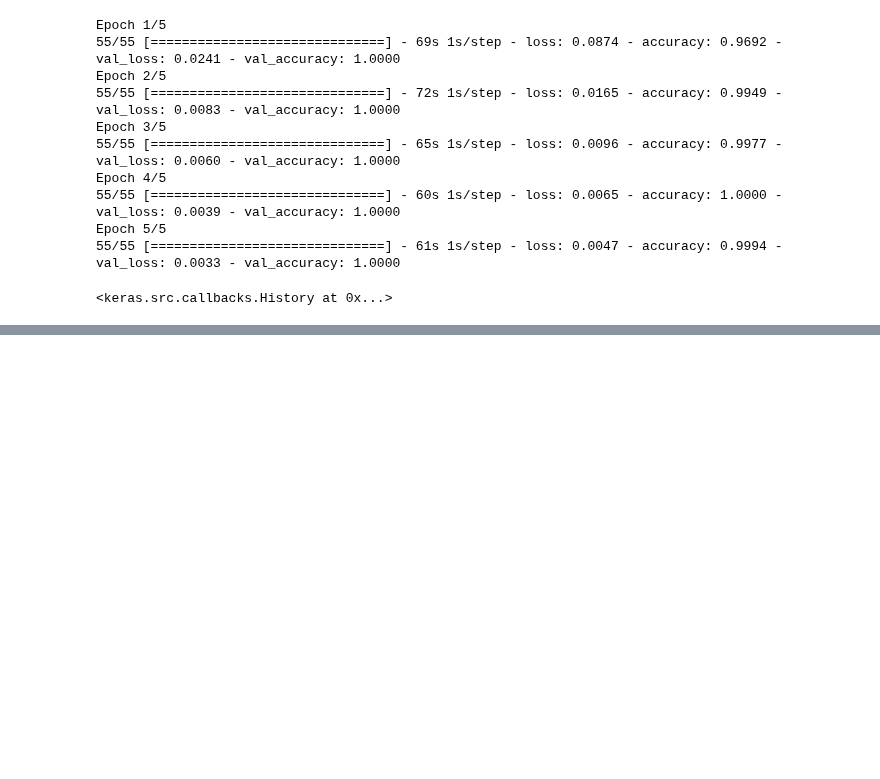
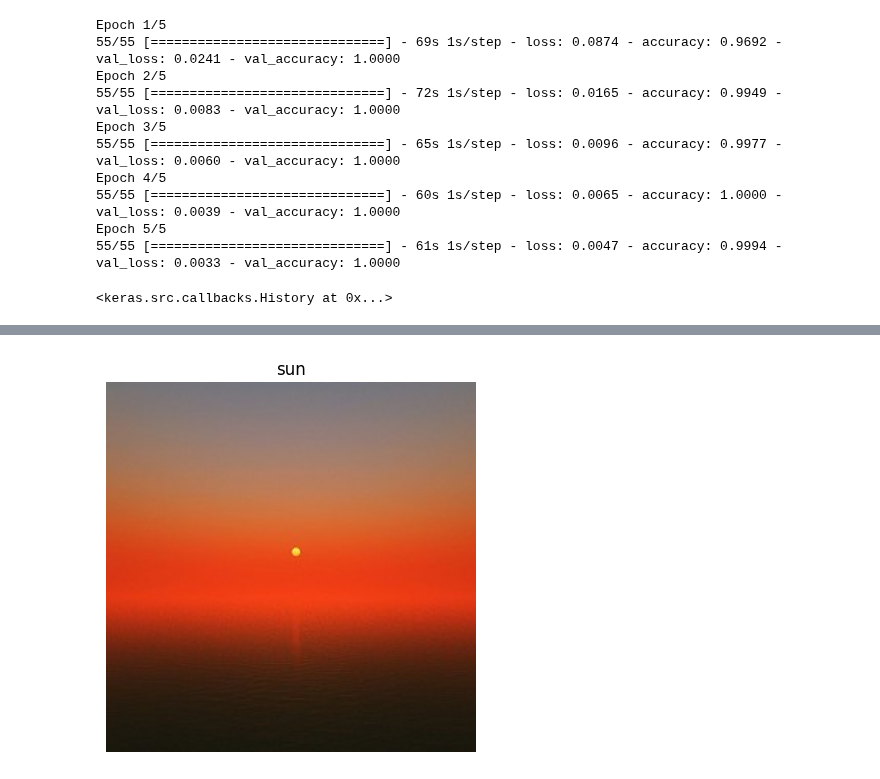
Before and after one commit to divyalaldinani/Deep-Learning-in-TensorFlow, a Jupyter notebook: 04_Exercise.ipynb, the cells around one changed output, grey strips where cells are left out. Drawn from its saved outputs; the diff is of its cells as text; code cells hidden in the pictures; blank space fills up the shorter version.

```diff
--- a/04_Exercise.ipynb
+++ b/04_Exercise.ipynb
@@ -252,3 +254,11 @@ Epoch 4/5
 Epoch 5/5
 55/55 [==============================] - 61s 1s/step - loss: 0.0047 - accuracy: 0.9994 - val_loss: 0.0033 - val_accuracy: 1.0000
 <keras.src.callbacks.History at 0x...>
+# %%
+import matplotlib.image as mpimg
+
+img = mpimg.imread('/content/dataset/test/sun/602.jpg')
+img = tf.image.resize(img, (224, 224))
+img = tf.convert_to_tensor(img)
+img = tf.expand_dims(img, axis = 0)
+img.shape
@@ -254,0 +267,4 @@ Epoch 5/5
+# %%
+img /= 255.
+pred = model.predict(img)
+pred
@@ -254,0 +274,15 @@ Epoch 5/5
+# %%
+import numpy as np
+class_names = ['moon', 'sun']
+pred_class = class_names[np.argmax(pred)]
+# %%
+import matplotlib.image as mpimg
+import matplotlib.pyplot as plt
+import numpy as np
+
+plt.imshow(mpimg.imread('/content/dataset/test/sun/602.jpg'))
+plt.title(pred_class)
+plt.axis(False)
+plt.show()
+# %% [output]
+[figure, added]
```
Also changed, not shown: parts of 3 cells of this notebook.
